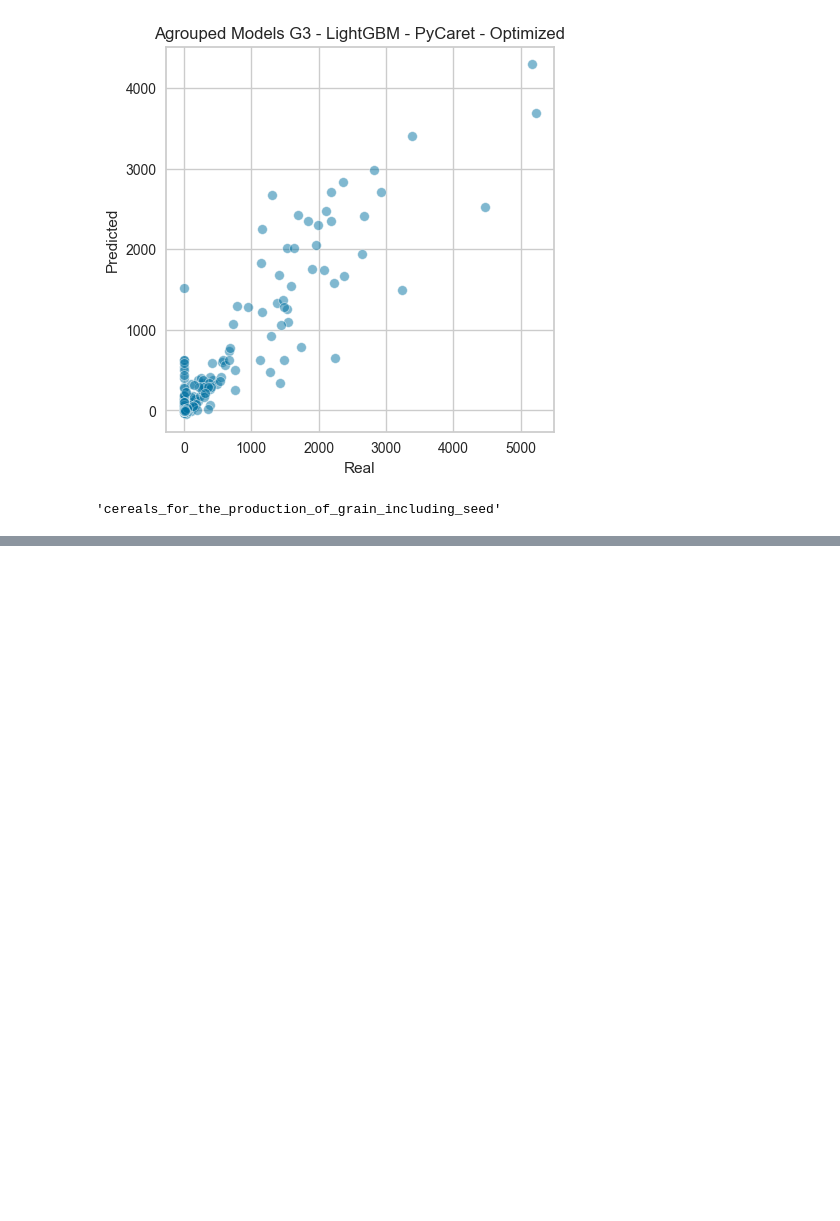
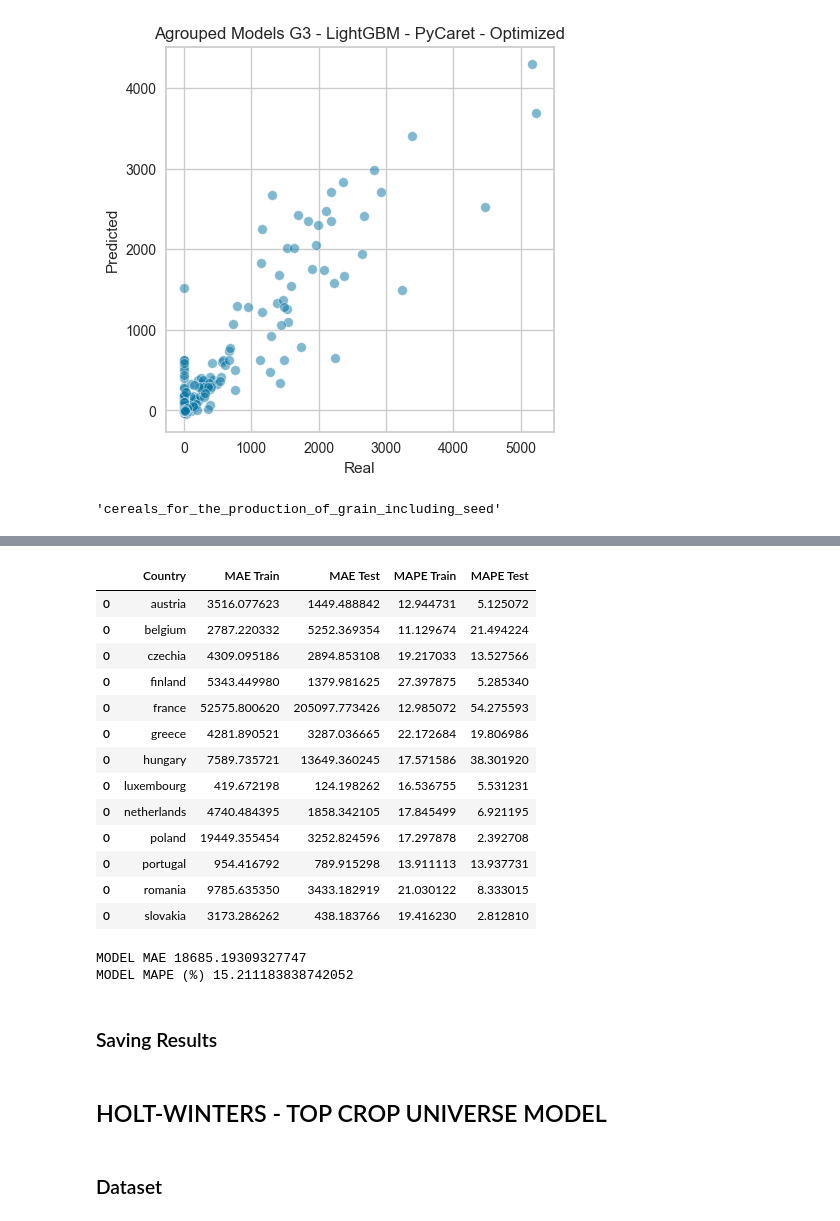
Before and after one commit to ChristianFonsecaRodriguez/forecast_eu_yield, a Jupyter notebook: notebooks/3_Final_Models.ipynb, the cells around one changed output, grey strips where cells are left out. Cells and saved outputs as stored; diff of their text form; code cells hidden in the pictures; blank space fills up the shorter version.

```diff
--- a/notebooks/3_Final_Models.ipynb
+++ b/notebooks/3_Final_Models.ipynb
@@ -1020,0 +1086,25 @@ test_top_crops.to_csv(f'../data/forecast/EU_2022_{top_crop_name}_forecast.csv',
+# %%
+df_metrics
+# %% [output]
+|  | Country | MAE Train | MAE Test | MAPE Train | MAPE Test |
+| 0 | austria | 3516.077623 | 1449.488842 | 12.944731 | 5.125072 |
+| 0 | belgium | 2787.220332 | 5252.369354 | 11.129674 | 21.494224 |
+| 0 | czechia | 4309.095186 | 2894.853108 | 19.217033 | 13.527566 |
+| 0 | finland | 5343.449980 | 1379.981625 | 27.397875 | 5.285340 |
+| 0 | france | 52575.800620 | 205097.773426 | 12.985072 | 54.275593 |
+| 0 | greece | 4281.890521 | 3287.036665 | 22.172684 | 19.806986 |
+| 0 | hungary | 7589.735721 | 13649.360245 | 17.571586 | 38.301920 |
+| 0 | luxembourg | 419.672198 | 124.198262 | 16.536755 | 5.531231 |
+| 0 | netherlands | 4740.484395 | 1858.342105 | 17.845499 | 6.921195 |
+| 0 | poland | 19449.355454 | 3252.824596 | 17.297878 | 2.392708 |
+| 0 | portugal | 954.416792 | 789.915298 | 13.911113 | 13.937731 |
+| 0 | romania | 9785.635350 | 3433.182919 | 21.030122 | 8.333015 |
+| 0 | slovakia | 3173.286262 | 438.183766 | 19.416230 | 2.812810 |
+# %%
+print('MODEL MAE', df_metrics['MAE Test'].mean())
+print('MODEL MAPE (%)', df_metrics['MAPE Test'].mean())
+# %% [output]
+MODEL MAE 18685.19309327747
+MODEL MAPE (%) 15.211183838742052
+# %% [markdown]
+### Saving Results
@@ -1020,0 +1116,4 @@ test_top_crops.to_csv(f'../data/forecast/EU_2022_{top_crop_name}_forecast.csv',
+# %% [markdown]
+## HOLT-WINTERS - TOP CROP UNIVERSE MODEL
+# %% [markdown]
+### Dataset
```
Also changed, not shown: parts of 19 cells of this notebook, 5 other files.
